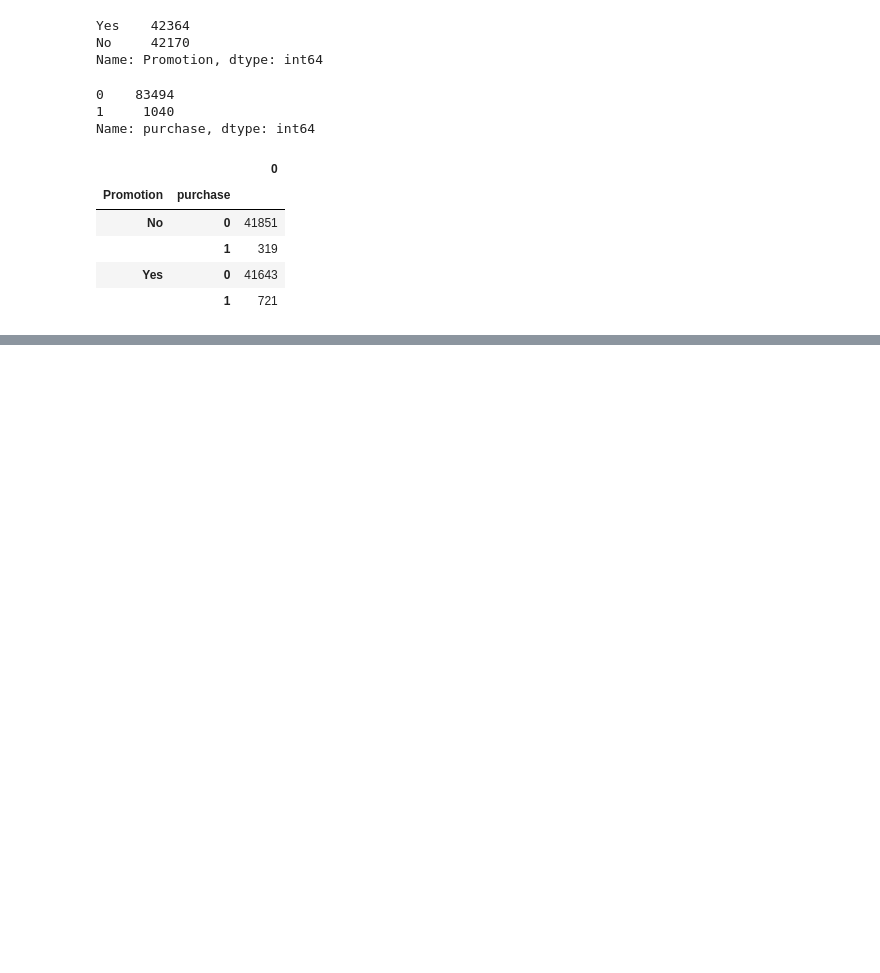
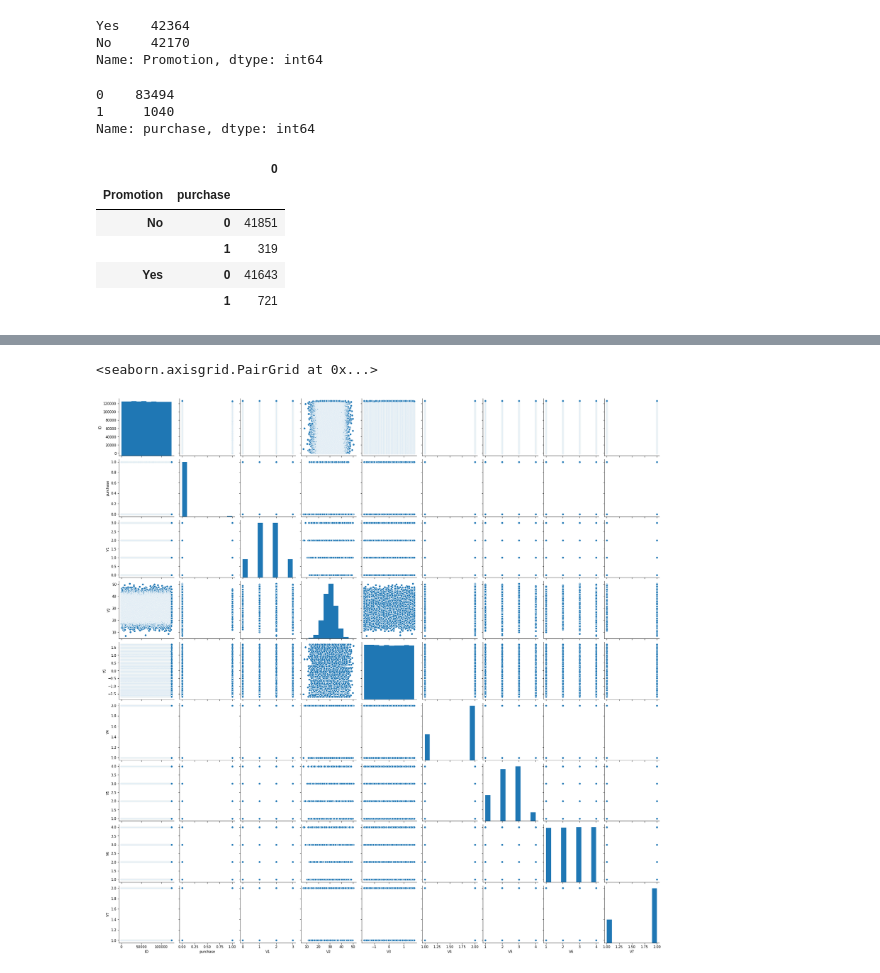
Before and after one commit to deacona/DSND_Term2, a Jupyter notebook: portfolio_exercises/Experiments/Starbucks.ipynb, the cells around one changed output, grey strips where cells are left out. Saved outputs shown, nothing was run; the diff lists cells and outputs as text; code cells hidden in the pictures; blank space fills up the shorter version.

Commit message:
Portfolio Exercise: Starbucks (5.5) WIP
Added data anlysis and some ML classification modelling

```diff
--- a/portfolio_exercises/Experiments/Starbucks.ipynb
+++ b/portfolio_exercises/Experiments/Starbucks.ipynb
@@ -110,3 +110,8 @@ train_data.describe()
 | 50% | 62827.500000 | 0.000000 | 2.000000 | 29.979744 | -0.039572 | 2.000000 | 2.000000 | 3.000000 | 2.000000 |
 | 75% | 94438.750000 | 0.000000 | 2.000000 | 33.344593 | 0.826206 | 2.000000 | 3.000000 | 4.000000 | 2.000000 |
 | max | 126184.000000 | 1.000000 | 3.000000 | 50.375913 | 1.691984 | 2.000000 | 4.000000 | 4.000000 | 2.000000 |
+# %%
+sb.pairplot(train_data)
+# %% [output]
+<seaborn.axisgrid.PairGrid at 0x...>
+[figure, added]
```
Also changed, not shown: parts of 20 cells of this notebook.
